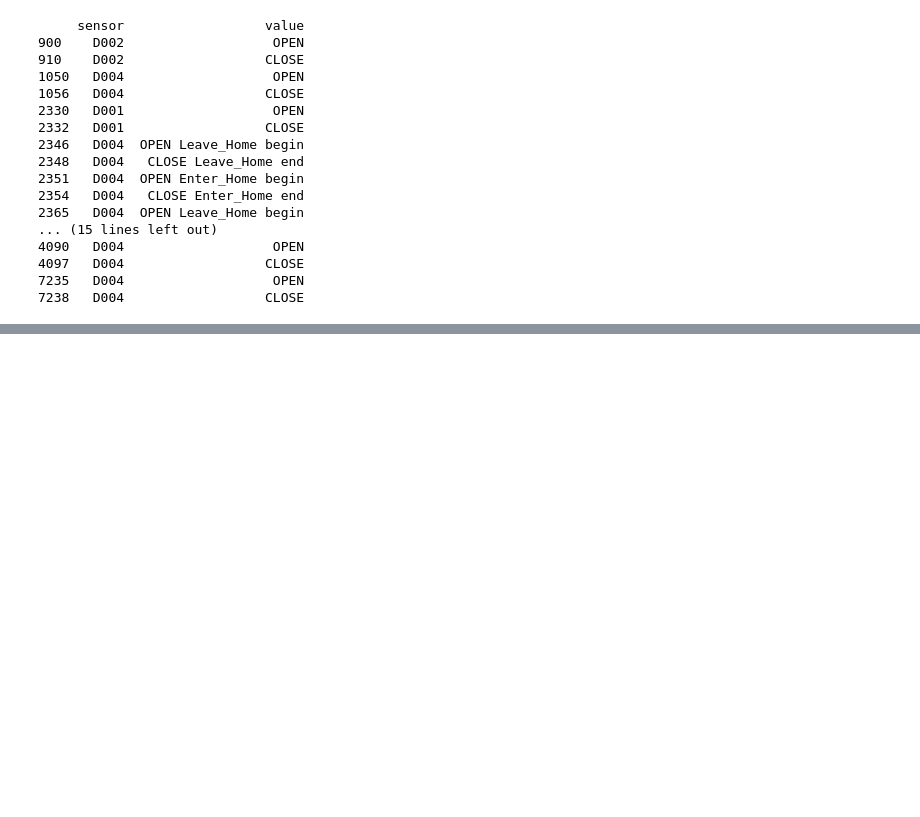
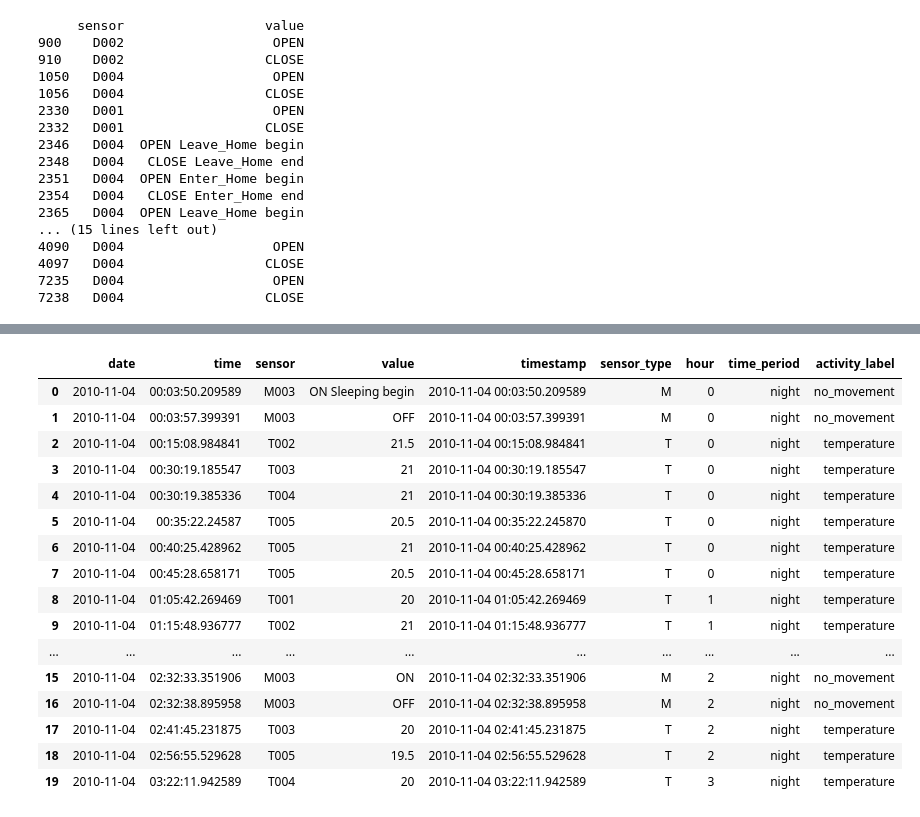
Before and after one commit to salmmaaly/HomeCareIOT, a Jupyter notebook: notebooks/01_data_exploration.ipynb, the cells around one changed output, grey strips where cells are left out. Cells and saved outputs as stored; diff of their text form; code cells hidden in the pictures; blank space fills up the shorter version.

```diff
--- a/notebooks/01_data_exploration.ipynb
+++ b/notebooks/01_data_exploration.ipynb
@@ -464,0 +511,28 @@ print(df[df["sensor_type"] == "D"][["sensor", "value"]].head(30))
+# %%
+# Create activity_label
+def get_activity(row):
+    sensor = row["sensor_type"]
+    value = row["value"]
+
+    if sensor == "M":
+        if value == 1:
+            return "movement"
+        else:
+            return "no_movement"
+
+    elif sensor == "D":
+        if value == 1:
+            return "door_open"
+        else:
+            return "door_closed"
+
+
+    elif sensor == "T":
+        return "temperature"
+
+
+    else:
+        return "unknown"
+
+
+df["activity_label"] = df.apply(get_activity, axis=1)
@@ -464,0 +559,20 @@ print(df[df["sensor_type"] == "D"][["sensor", "value"]].head(30))
+# %%
+df.head(20)
+# %% [output]
+|  | date | time | sensor | value | timestamp | sensor_type | hour | time_period | activity_label |
+| 0 | 2010-11-04 | 00:03:50.209589 | M003 | ON Sleeping begin | 2010-11-04 00:03:50.209589 | M | 0 | night | no_movement |
+| 1 | 2010-11-04 | 00:03:57.399391 | M003 | OFF | 2010-11-04 00:03:57.399391 | M | 0 | night | no_movement |
+| 2 | 2010-11-04 | 00:15:08.984841 | T002 | 21.5 | 2010-11-04 00:15:08.984841 | T | 0 | night | temperature |
+| 3 | 2010-11-04 | 00:30:19.185547 | T003 | 21 | 2010-11-04 00:30:19.185547 | T | 0 | night | temperature |
+| 4 | 2010-11-04 | 00:30:19.385336 | T004 | 21 | 2010-11-04 00:30:19.385336 | T | 0 | night | temperature |
+| 5 | 2010-11-04 | 00:35:22.24587 | T005 | 20.5 | 2010-11-04 00:35:22.245870 | T | 0 | night | temperature |
+| 6 | 2010-11-04 | 00:40:25.428962 | T005 | 21 | 2010-11-04 00:40:25.428962 | T | 0 | night | temperature |
+| 7 | 2010-11-04 | 00:45:28.658171 | T005 | 20.5 | 2010-11-04 00:45:28.658171 | T | 0 | night | temperature |
+| 8 | 2010-11-04 | 01:05:42.269469 | T001 | 20 | 2010-11-04 01:05:42.269469 | T | 1 | night | temperature |
+| 9 | 2010-11-04 | 01:15:48.936777 | T002 | 21 | 2010-11-04 01:15:48.936777 | T | 1 | night | temperature |
+| ... | ... | ... | ... | ... | ... | ... | ... | ... | ... |
+| 15 | 2010-11-04 | 02:32:33.351906 | M003 | ON | 2010-11-04 02:32:33.351906 | M | 2 | night | no_movement |
+| 16 | 2010-11-04 | 02:32:38.895958 | M003 | OFF | 2010-11-04 02:32:38.895958 | M | 2 | night | no_movement |
+| 17 | 2010-11-04 | 02:41:45.231875 | T003 | 20 | 2010-11-04 02:41:45.231875 | T | 2 | night | temperature |
+| 18 | 2010-11-04 | 02:56:55.529628 | T005 | 19.5 | 2010-11-04 02:56:55.529628 | T | 2 | night | temperature |
+| 19 | 2010-11-04 | 03:22:11.942589 | T004 | 20 | 2010-11-04 03:22:11.942589 | T | 3 | night | temperature |
```
Also changed, not shown: parts of 27 cells of this notebook.
